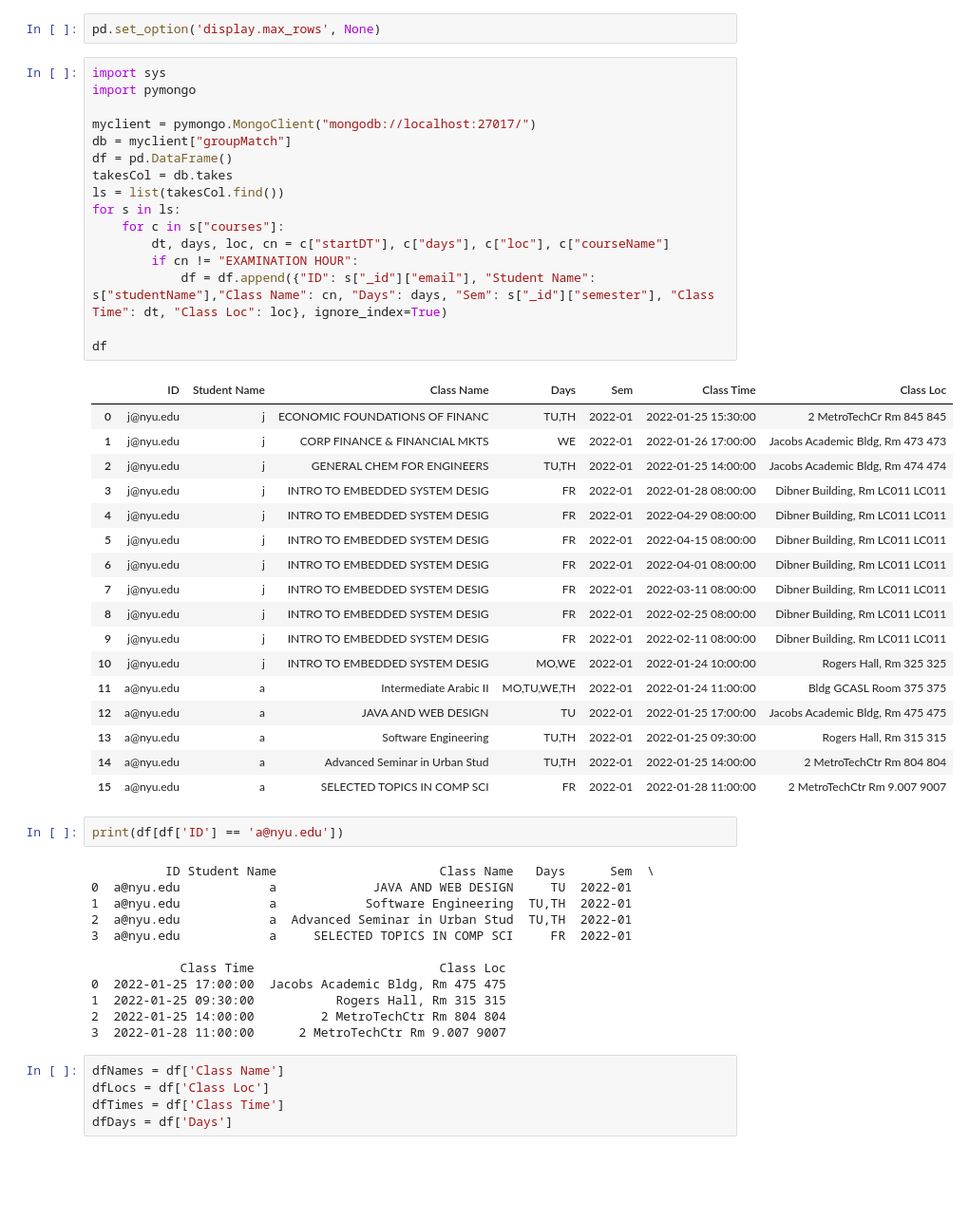
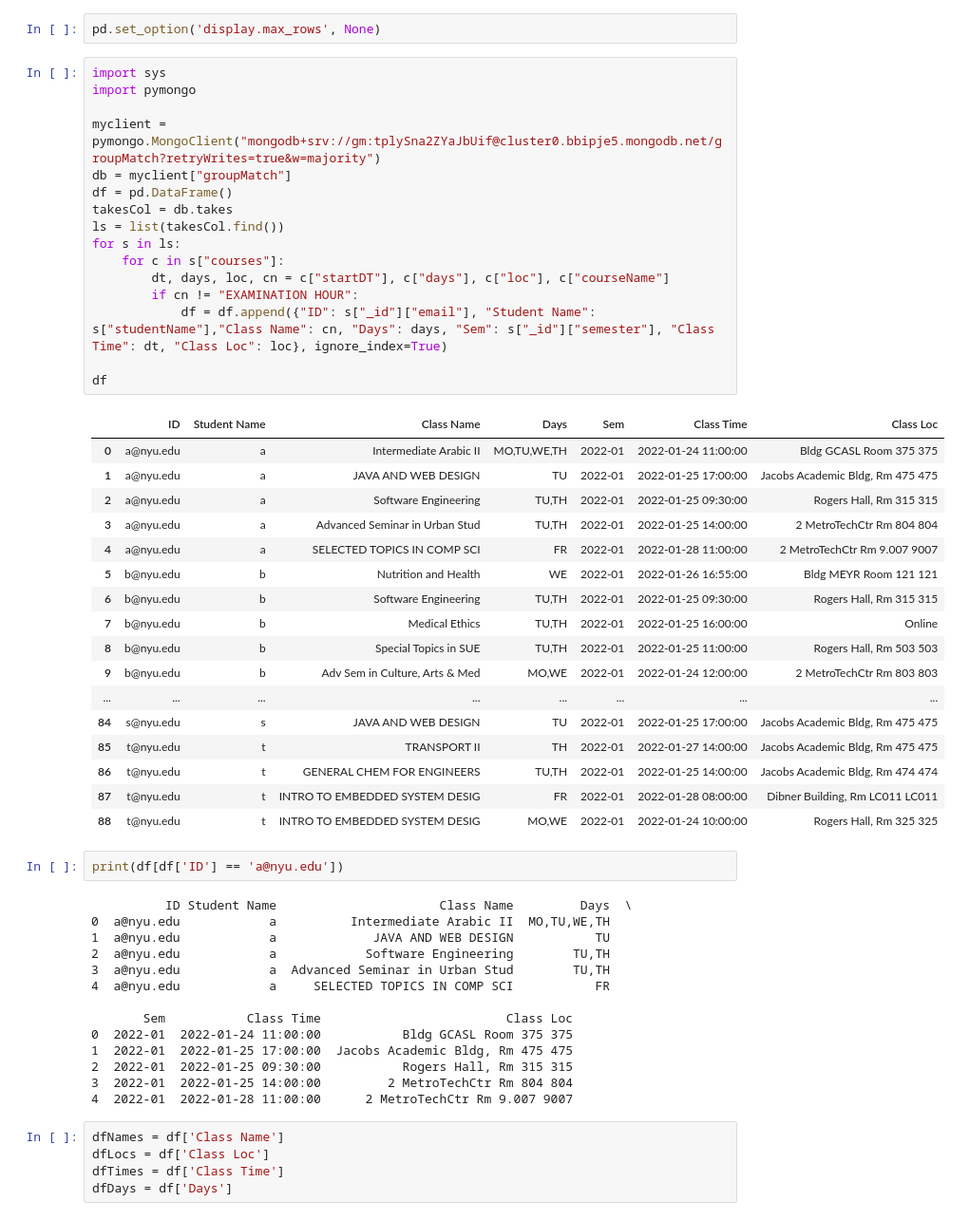
Before and after one commit to swl416/matchStudyGroups, a Jupyter notebook: matchingFinal.ipynb, the cells around one changed output. Shown at 95% size. Drawn from its saved outputs; the diff is of its cells as text; blank space fills up the shorter version.

Commit message:
added unit tests + created python matching script

```diff
--- a/matchingFinal.ipynb
+++ b/matchingFinal.ipynb
@@ -11,51 +11,53 @@ pd.set_option('display.max_rows', None)
 # %%
 import sys
 import pymongo
 
-myclient = pymongo.MongoClient("mongodb://localhost:27017/")
+myclient = pymongo.MongoClient("mongodb+srv://gm:tplySna2ZYaJbUif@cluster0.bbipje5.mongodb.net/groupMatch?retryWrites=true&w=majority")
 db = myclient["groupMatch"]
 df = pd.DataFrame()
 takesCol = db.takes
 ls = list(takesCol.find())
 for s in ls:
     for c in s["courses"]:
         dt, days, loc, cn = c["startDT"], c["days"], c["loc"], c["courseName"]
         if cn != "EXAMINATION HOUR":
             df = df.append({"ID": s["_id"]["email"], "Student Name": s["studentName"],"Class Name": cn, "Days": days, "Sem": s["_id"]["semester"], "Class Time": dt, "Class Loc": loc}, ignore_index=True)
 
 df
 # %% [output]
 |  | ID | Student Name | Class Name | Days | Sem | Class Time | Class Loc |
-| 0 | j@nyu.edu | j | ECONOMIC FOUNDATIONS OF FINANC | TU,TH | 2022-01 | 2022-01-25 15:30:00 | 2 MetroTechCr Rm 845 845 |
-| 1 | j@nyu.edu | j | CORP FINANCE & FINANCIAL MKTS | WE | 2022-01 | 2022-01-26 17:00:00 | Jacobs Academic Bldg, Rm 473 473 |
-| 2 | j@nyu.edu | j | GENERAL CHEM FOR ENGINEERS | TU,TH | 2022-01 | 2022-01-25 14:00:00 | Jacobs Academic Bldg, Rm 474 474 |
-| 3 | j@nyu.edu | j | INTRO TO EMBEDDED SYSTEM DESIG | FR | 2022-01 | 2022-01-28 08:00:00 | Dibner Building, Rm LC011 LC011 |
-| 4 | j@nyu.edu | j | INTRO TO EMBEDDED SYSTEM DESIG | FR | 2022-01 | 2022-04-29 08:00:00 | Dibner Building, Rm LC011 LC011 |
-| 5 | j@nyu.edu | j | INTRO TO EMBEDDED SYSTEM DESIG | FR | 2022-01 | 2022-04-15 08:00:00 | Dibner Building, Rm LC011 LC011 |
-| 6 | j@nyu.edu | j | INTRO TO EMBEDDED SYSTEM DESIG | FR | 2022-01 | 2022-04-01 08:00:00 | Dibner Building, Rm LC011 LC011 |
-| 7 | j@nyu.edu | j | INTRO TO EMBEDDED SYSTEM DESIG | FR | 2022-01 | 2022-03-11 08:00:00 | Dibner Building, Rm LC011 LC011 |
-| 8 | j@nyu.edu | j | INTRO TO EMBEDDED SYSTEM DESIG | FR | 2022-01 | 2022-02-25 08:00:00 | Dibner Building, Rm LC011 LC011 |
-| 9 | j@nyu.edu | j | INTRO TO EMBEDDED SYSTEM DESIG | FR | 2022-01 | 2022-02-11 08:00:00 | Dibner Building, Rm LC011 LC011 |
-| 10 | j@nyu.edu | j | INTRO TO EMBEDDED SYSTEM DESIG | MO,WE | 2022-01 | 2022-01-24 10:00:00 | Rogers Hall, Rm 325 325 |
-| 11 | a@nyu.edu | a | Intermediate Arabic II | MO,TU,WE,TH | 2022-01 | 2022-01-24 11:00:00 | Bldg GCASL Room 375 375 |
-| 12 | a@nyu.edu | a | JAVA AND WEB DESIGN | TU | 2022-01 | 2022-01-25 17:00:00 | Jacobs Academic Bldg, Rm 475 475 |
-| 13 | a@nyu.edu | a | Software Engineering | TU,TH | 2022-01 | 2022-01-25 09:30:00 | Rogers Hall, Rm 315 315 |
-| 14 | a@nyu.edu | a | Advanced Seminar in Urban Stud | TU,TH | 2022-01 | 2022-01-25 14:00:00 | 2 MetroTechCtr Rm 804 804 |
-| 15 | a@nyu.edu | a | SELECTED TOPICS IN COMP SCI | FR | 2022-01 | 2022-01-28 11:00:00 | 2 MetroTechCtr Rm 9.007 9007 |
+| 0 | a@nyu.edu | a | Intermediate Arabic II | MO,TU,WE,TH | 2022-01 | 2022-01-24 11:00:00 | Bldg GCASL Room 375 375 |
+| 1 | a@nyu.edu | a | JAVA AND WEB DESIGN | TU | 2022-01 | 2022-01-25 17:00:00 | Jacobs Academic Bldg, Rm 475 475 |
+| 2 | a@nyu.edu | a | Software Engineering | TU,TH | 2022-01 | 2022-01-25 09:30:00 | Rogers Hall, Rm 315 315 |
+| 3 | a@nyu.edu | a | Advanced Seminar in Urban Stud | TU,TH | 2022-01 | 2022-01-25 14:00:00 | 2 MetroTechCtr Rm 804 804 |
+| 4 | a@nyu.edu | a | SELECTED TOPICS IN COMP SCI | FR | 2022-01 | 2022-01-28 11:00:00 | 2 MetroTechCtr Rm 9.007 9007 |
+| 5 | b@nyu.edu | b | Nutrition and Health | WE | 2022-01 | 2022-01-26 16:55:00 | Bldg MEYR Room 121 121 |
+| 6 | b@nyu.edu | b | Software Engineering | TU,TH | 2022-01 | 2022-01-25 09:30:00 | Rogers Hall, Rm 315 315 |
+| 7 | b@nyu.edu | b | Medical Ethics | TU,TH | 2022-01 | 2022-01-25 16:00:00 | Online |
+| 8 | b@nyu.edu | b | Special Topics in SUE | TU,TH | 2022-01 | 2022-01-25 11:00:00 | Rogers Hall, Rm 503 503 |
+| 9 | b@nyu.edu | b | Adv Sem in Culture, Arts & Med | MO,WE | 2022-01 | 2022-01-24 12:00:00 | 2 MetroTechCtr Rm 803 803 |
+| ... | ... | ... | ... | ... | ... | ... | ... |
+| 84 | s@nyu.edu | s | JAVA AND WEB DESIGN | TU | 2022-01 | 2022-01-25 17:00:00 | Jacobs Academic Bldg, Rm 475 475 |
+| 85 | t@nyu.edu | t | TRANSPORT II | TH | 2022-01 | 2022-01-27 14:00:00 | Jacobs Academic Bldg, Rm 475 475 |
+| 86 | t@nyu.edu | t | GENERAL CHEM FOR ENGINEERS | TU,TH | 2022-01 | 2022-01-25 14:00:00 | Jacobs Academic Bldg, Rm 474 474 |
+| 87 | t@nyu.edu | t | INTRO TO EMBEDDED SYSTEM DESIG | FR | 2022-01 | 2022-01-28 08:00:00 | Dibner Building, Rm LC011 LC011 |
+| 88 | t@nyu.edu | t | INTRO TO EMBEDDED SYSTEM DESIG | MO,WE | 2022-01 | 2022-01-24 10:00:00 | Rogers Hall, Rm 325 325 |
 # %%
 print(df[df['ID'] == 'a@nyu.edu'])
 # %% [output]
-          ID Student Name                      Class Name   Days      Sem  \
-0  a@nyu.edu            a             JAVA AND WEB DESIGN     TU  2022-01
-1  a@nyu.edu            a            Software Engineering  TU,TH  2022-01
-2  a@nyu.edu            a  Advanced Seminar in Urban Stud  TU,TH  2022-01
-3  a@nyu.edu            a     SELECTED TOPICS IN COMP SCI     FR  2022-01
+          ID Student Name                      Class Name         Days  \
+0  a@nyu.edu            a          Intermediate Arabic II  MO,TU,WE,TH
+1  a@nyu.edu            a             JAVA AND WEB DESIGN           TU
+2  a@nyu.edu            a            Software Engineering        TU,TH
+3  a@nyu.edu            a  Advanced Seminar in Urban Stud        TU,TH
+4  a@nyu.edu            a     SELECTED TOPICS IN COMP SCI           FR
 
-            Class Time                         Class Loc
-0  2022-01-25 17:00:00  Jacobs Academic Bldg, Rm 475 475
-1  2022-01-25 09:30:00           Rogers Hall, Rm 315 315
-2  2022-01-25 14:00:00         2 MetroTechCtr Rm 804 804
-3  2022-01-28 11:00:00      2 MetroTechCtr Rm 9.007 9007
+       Sem           Class Time                         Class Loc
+0  2022-01  2022-01-24 11:00:00           Bldg GCASL Room 375 375
+1  2022-01  2022-01-25 17:00:00  Jacobs Academic Bldg, Rm 475 475
+2  2022-01  2022-01-25 09:30:00           Rogers Hall, Rm 315 315
+3  2022-01  2022-01-25 14:00:00         2 MetroTechCtr Rm 804 804
+4  2022-01  2022-01-28 11:00:00      2 MetroTechCtr Rm 9.007 9007
 # %%
 dfNames = df['Class Name']
 dfLocs = df['Class Loc']
```
Also changed, not shown: parts of 12 cells of this notebook, 13 other files.
